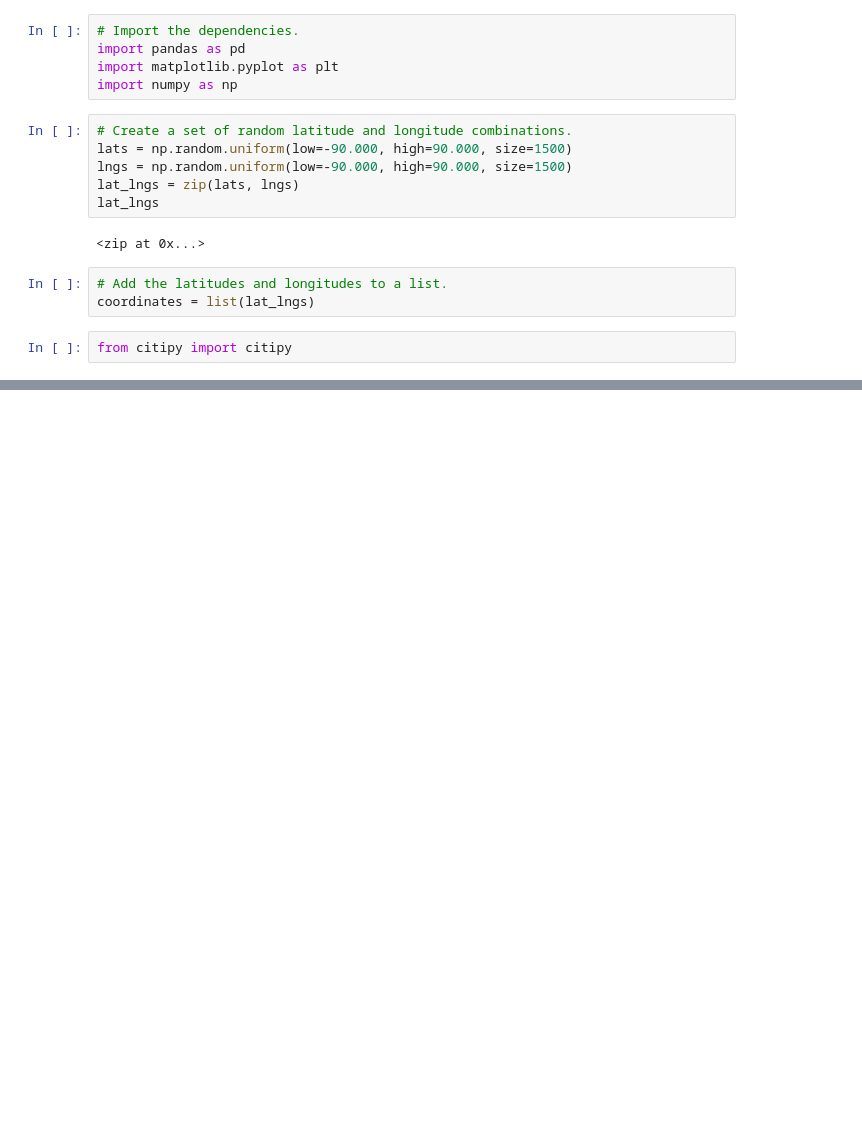
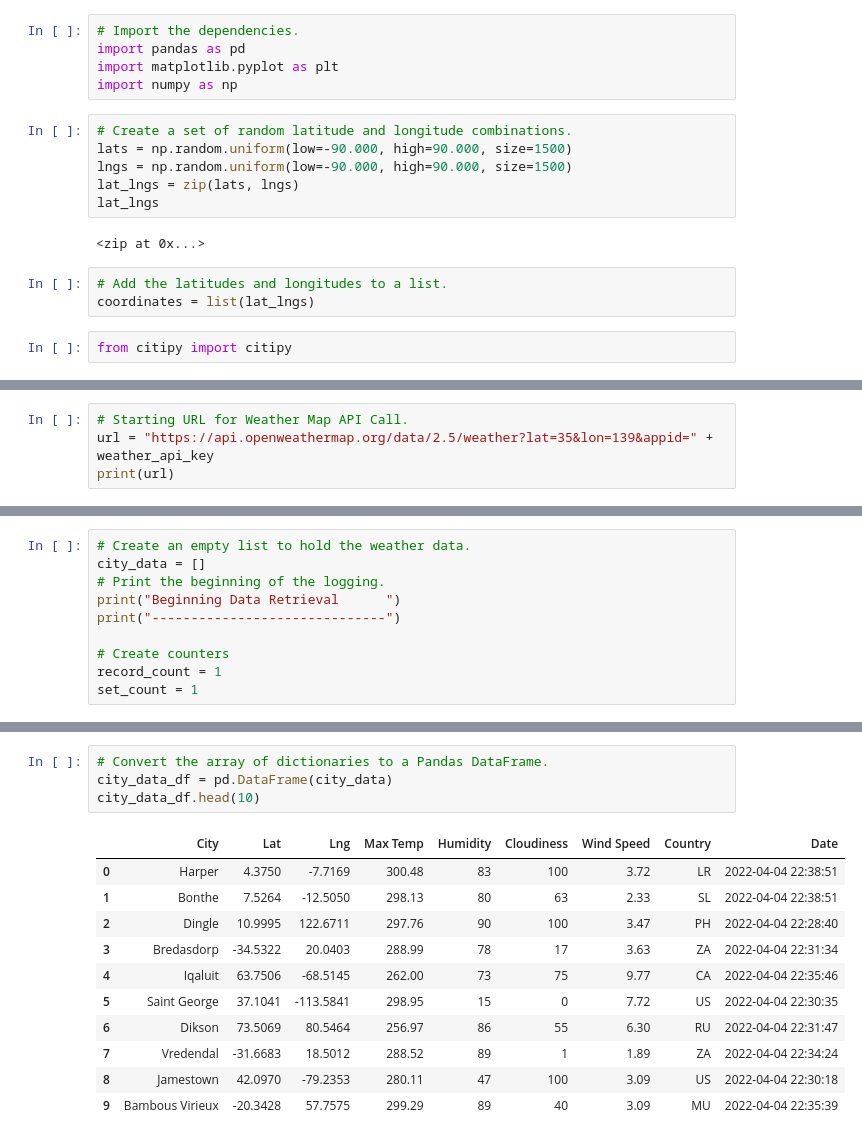
Before and after one commit to UserVida/World_Weather_Analysis, a Jupyter notebook: WeatherPy.ipynb, the cells around one changed output, grey strips where cells are left out. Drawn from its saved outputs; the diff is of its cells as text; blank space fills up the shorter version.

Commit message:
Created city dataframe and added additional files to gitignore

```diff
--- a/WeatherPy.ipynb
+++ b/WeatherPy.ipynb
@@ -32,0 +39,4 @@ len(cities)
+# %%
+# Starting URL for Weather Map API Call.
+url = "https://api.openweathermap.org/data/2.5/weather?lat=35&lon=139&appid=" + weather_api_key
+print(url)
@@ -32,0 +49,10 @@ len(cities)
+# %%
+# Create an empty list to hold the weather data.
+city_data = []
+# Print the beginning of the logging.
+print("Beginning Data Retrieval      ")
+print("------------------------------")
+
+# Create counters
+record_count = 1
+set_count = 1
@@ -32,0 +133,16 @@ len(cities)
+# %%
+# Convert the array of dictionaries to a Pandas DataFrame.
+city_data_df = pd.DataFrame(city_data)
+city_data_df.head(10)
+# %% [output]
+|  | City | Lat | Lng | Max Temp | Humidity | Cloudiness | Wind Speed | Country | Date |
+| 0 | Harper | 4.3750 | -7.7169 | 300.48 | 83 | 100 | 3.72 | LR | 2022-04-04 22:38:51 |
+| 1 | Bonthe | 7.5264 | -12.5050 | 298.13 | 80 | 63 | 2.33 | SL | 2022-04-04 22:38:51 |
+| 2 | Dingle | 10.9995 | 122.6711 | 297.76 | 90 | 100 | 3.47 | PH | 2022-04-04 22:28:40 |
+| 3 | Bredasdorp | -34.5322 | 20.0403 | 288.99 | 78 | 17 | 3.63 | ZA | 2022-04-04 22:31:34 |
+| 4 | Iqaluit | 63.7506 | -68.5145 | 262.00 | 73 | 75 | 9.77 | CA | 2022-04-04 22:35:46 |
+| 5 | Saint George | 37.1041 | -113.5841 | 298.95 | 15 | 0 | 7.72 | US | 2022-04-04 22:30:35 |
+| 6 | Dikson | 73.5069 | 80.5464 | 256.97 | 86 | 55 | 6.30 | RU | 2022-04-04 22:31:47 |
+| 7 | Vredendal | -31.6683 | 18.5012 | 288.52 | 89 | 1 | 1.89 | ZA | 2022-04-04 22:34:24 |
+| 8 | Jamestown | 42.0970 | -79.2353 | 280.11 | 47 | 100 | 3.09 | US | 2022-04-04 22:30:18 |
+| 9 | Bambous Virieux | -20.3428 | 57.7575 | 299.29 | 89 | 40 | 3.09 | MU | 2022-04-04 22:35:39 |
```
Also changed, not shown: parts of 8 cells of this notebook, 1 other file.
